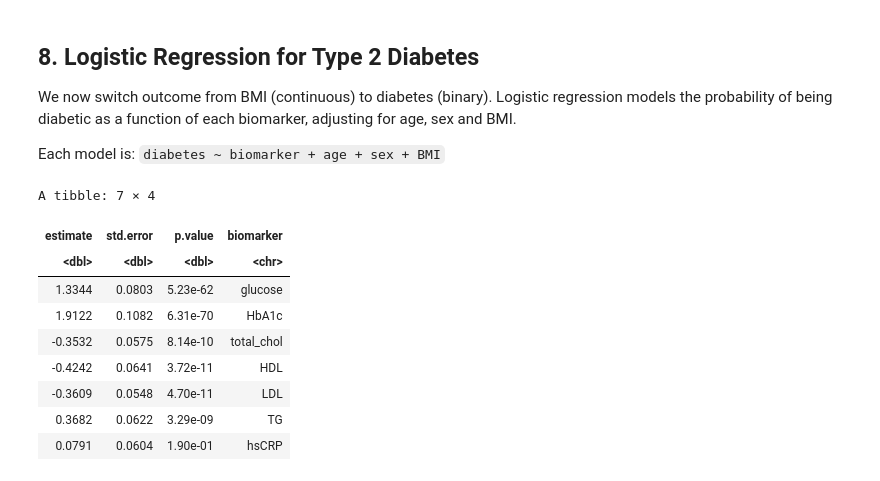
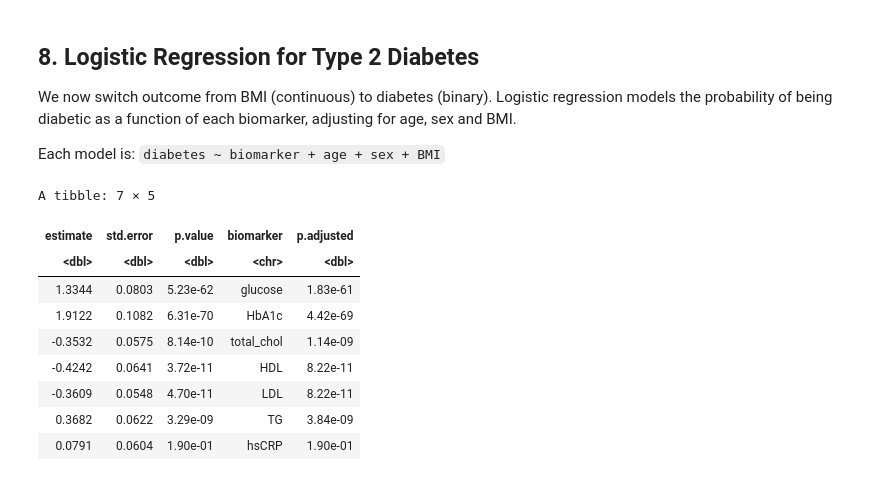
Before and after one commit to estaniporta/metabolomics_nightingale, a Jupyter notebook: analysis.ipynb, the cells around one changed output. Cells and saved outputs as stored; diff of their text form; code cells hidden in the pictures.

Commit message:
Add logistic regression for diabetes

```diff
--- a/analysis.ipynb
+++ b/analysis.ipynb
@@ -298,37 +306,39 @@ Each model is: `diabetes ~ biomarker + age + sex + BMI`
 # %%
 # function that runs one logistic regression model for a given biomarker
 # and returns the biomarker coefficient as a tidy dataframe row
 run_logistic <- function(biomarker) {
   # build the formula dynamically, e.g. "diabetes ~ glucose + age + sex + BMI"
   formula <- as.formula(paste("diabetes ~", biomarker, "+ age + sex + BMI"))
 
   # fit logistic regression (family = binomial for binary outcome)
   model <- glm(formula, data = df_clean, family = binomial)
 
 
   # extract tidy coefficients, keep only the biomarker row
   result <- broom::tidy(model) %>%
     filter(term == biomarker) %>%
     mutate(biomarker = biomarker)
 
   return(result)
 }
 
-# run for every biomarker, drop unnecessary columns, round and stack results
-df_assoc_t2d <- df_assoc_t2d %>%
+
+# run for every biomarker and stack results
+df_assoc_t2d <- map_dfr(biomarkers, run_logistic) %>%
+  select(-term, -statistic) %>%
+  mutate(p.adjusted = p.adjust(p.value, method = "BH")) %>%
   mutate(across(c(estimate, std.error), ~ round(.x, 4)),
-         across(c(p.value), ~ signif(.x, 3)))
-
+         across(c(p.value, p.adjusted), ~ signif(.x, 3)))
 
 df_assoc_t2d
 # %% [output]
-A tibble: 7 × 4
+A tibble: 7 × 5
-| estimate | std.error | p.value | biomarker |
-| <dbl> | <dbl> | <dbl> | <chr> |
-| 1.3344 | 0.0803 | 5.23e-62 | glucose |
-| 1.9122 | 0.1082 | 6.31e-70 | HbA1c |
-| -0.3532 | 0.0575 | 8.14e-10 | total_chol |
-| -0.4242 | 0.0641 | 3.72e-11 | HDL |
-| -0.3609 | 0.0548 | 4.70e-11 | LDL |
-| 0.3682 | 0.0622 | 3.29e-09 | TG |
-| 0.0791 | 0.0604 | 1.90e-01 | hsCRP |
+| estimate | std.error | p.value | biomarker | p.adjusted |
+| <dbl> | <dbl> | <dbl> | <chr> | <dbl> |
+| 1.3344 | 0.0803 | 5.23e-62 | glucose | 1.83e-61 |
+| 1.9122 | 0.1082 | 6.31e-70 | HbA1c | 4.42e-69 |
+| -0.3532 | 0.0575 | 8.14e-10 | total_chol | 1.14e-09 |
+| -0.4242 | 0.0641 | 3.72e-11 | HDL | 8.22e-11 |
+| -0.3609 | 0.0548 | 4.70e-11 | LDL | 8.22e-11 |
+| 0.3682 | 0.0622 | 3.29e-09 | TG | 3.84e-09 |
+| 0.0791 | 0.0604 | 1.90e-01 | hsCRP | 1.90e-01 |
```
Also changed, not shown: parts of 10 cells of this notebook.
